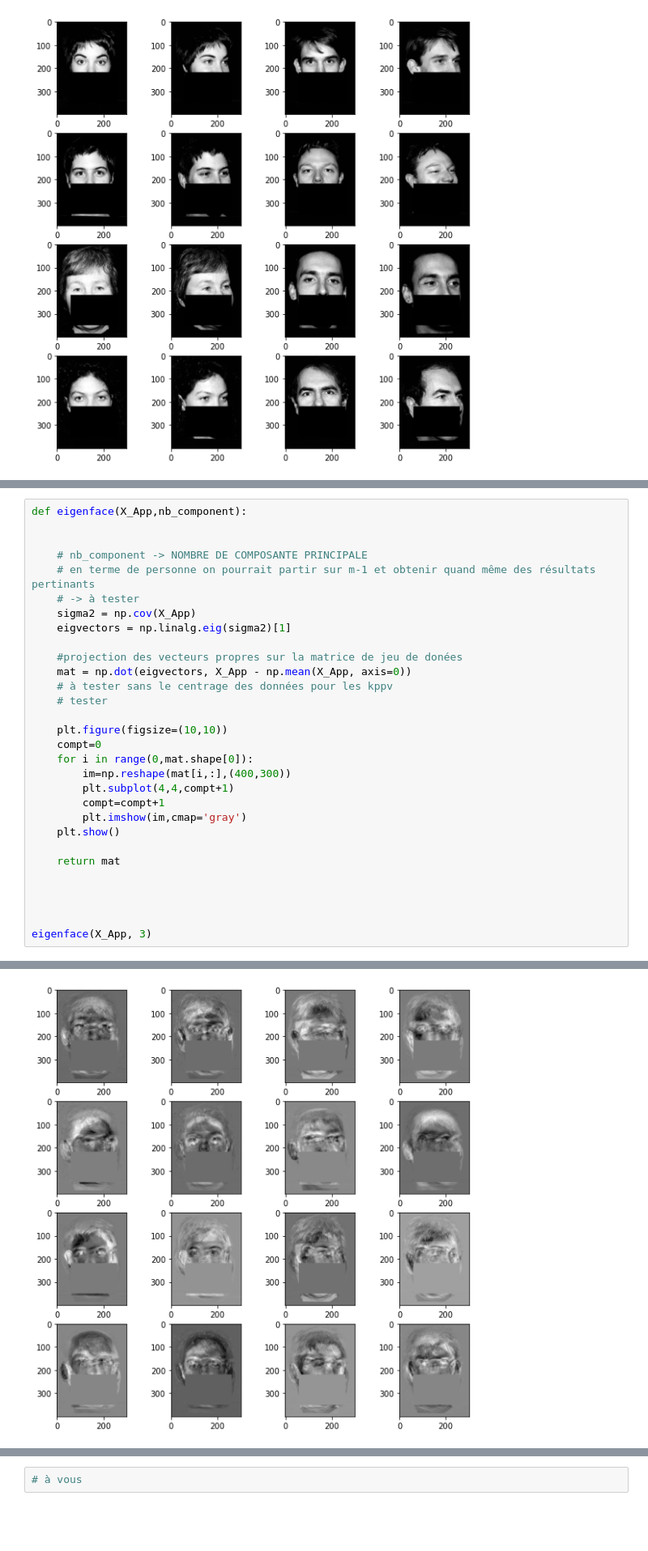
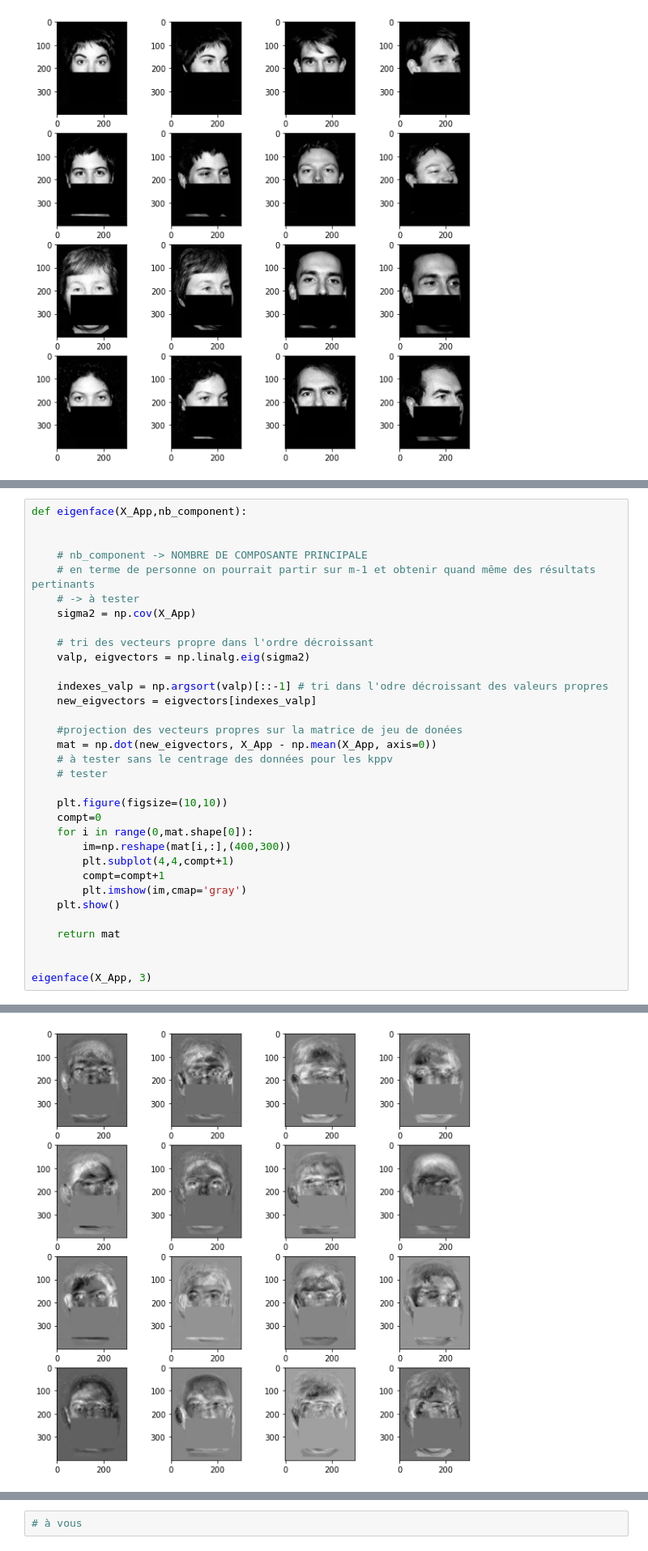
Before and after one commit to emilien3/maskProject, a Jupyter notebook: MiniProjet.ipynb, the cells around one changed output, grey strips where cells are left out. Shown: that part at 81% size. Drawn from its saved outputs; the diff is of its cells as text; blank space fills up the shorter version.

```diff
--- a/MiniProjet.ipynb
+++ b/MiniProjet.ipynb
@@ -92,10 +92,15 @@ def eigenface(X_App,nb_component):
     # en terme de personne on pourrait partir sur m-1 et obtenir quand même des résultats pertinants
     # -> à tester
     sigma2 = np.cov(X_App)
-    eigvectors = np.linalg.eig(sigma2)[1]
+
+    # tri des vecteurs propre dans l'ordre décroissant
+    valp, eigvectors = np.linalg.eig(sigma2)
+
+    indexes_valp = np.argsort(valp)[::-1] # tri dans l'odre décroissant des valeurs propres
+    new_eigvectors = eigvectors[indexes_valp]
 
     #projection des vecteurs propres sur la matrice de jeu de donées
-    mat = np.dot(eigvectors, X_App - np.mean(X_App, axis=0))
+    mat = np.dot(new_eigvectors, X_App - np.mean(X_App, axis=0))
     # à tester sans le centrage des données pour les kppv
     # tester
 
@@ -111,7 +116,5 @@ def eigenface(X_App,nb_component):
     return mat
 
 
-
-
 eigenface(X_App, 3)
 # %% [output]
@@ -119,4 +138,4 @@ eigenface(X_App, 3)
-[figure, old version]
+[figure, new version]
 array([[-0.10477457, -0.10477457, -0.10477457, ..., -0.10477457,
         -0.10477457, -0.10477457],
        [-0.28177714, -0.28177714, -0.28177714, ..., -0.28177714,
```
Also changed, not shown: parts of 1 cell of this notebook.
